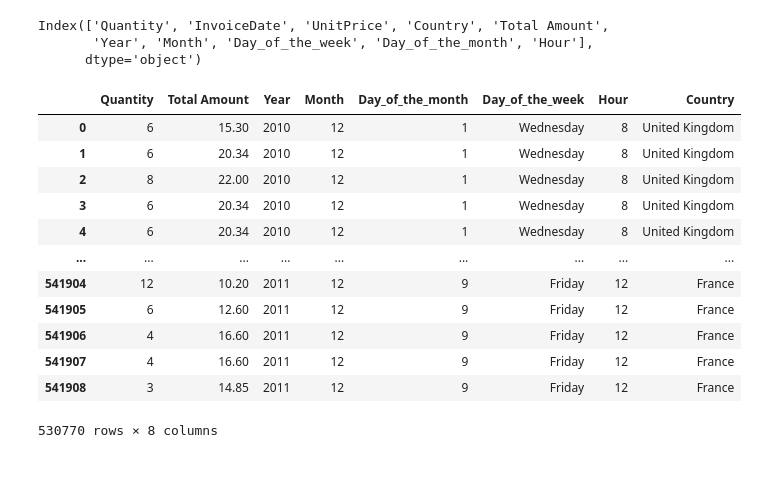
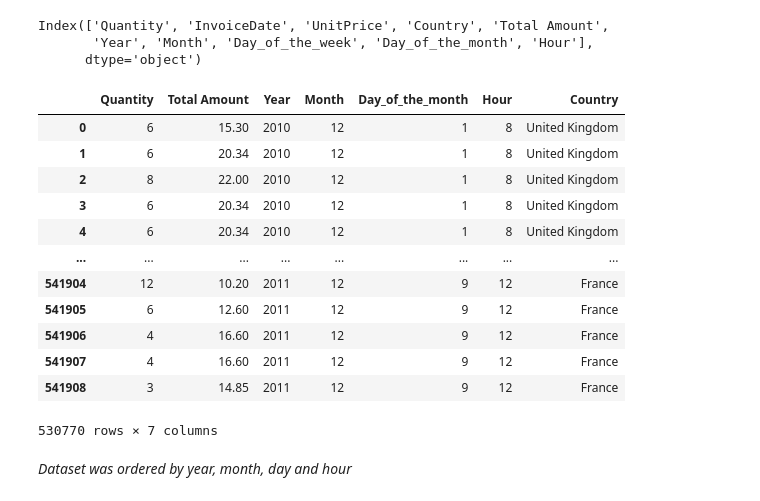
Before and after one commit to danielcamacho9712/E-commerce_Data_cleaning-exploration, a Jupyter notebook: project_data_cleaning.ipynb, the cells around one changed output. Cells and saved outputs as stored; diff of their text form; code cells hidden in the pictures; blank space fills up the shorter version.

```diff
--- a/project_data_cleaning.ipynb
+++ b/project_data_cleaning.ipynb
@@ -186,7 +186,7 @@ prepared_data
 # %%
 prepared_data['Year'] = prepared_data['InvoiceDate'].dt.year
 prepared_data['Month'] = prepared_data['InvoiceDate'].dt.month
-prepared_data['Day_of_the_week'] = prepared_data['InvoiceDate'].dt.day_name()
+prepared_data['Day_of_the_week'] = prepared_data['InvoiceDate'].dt.day_of_week
 prepared_data['Day_of_the_month'] = prepared_data['InvoiceDate'].dt.day
 prepared_data['Hour'] = prepared_data['InvoiceDate'].dt.hour
 prepared_data
@@ -211,19 +211,21 @@ Index(['Quantity', 'InvoiceDate', 'UnitPrice', 'Country', 'Total Amount',
        'Year', 'Month', 'Day_of_the_week', 'Day_of_the_month', 'Hour'],
       dtype='object')
 # %%
-prepared_data = prepared_data[['Quantity', 'Total Amount', 'Year', 'Month', 'Day_of_the_month', 'Day_of_the_week','Hour', 'Country']]
+prepared_data = prepared_data[['Quantity', 'Total Amount', 'Year', 'Month', 'Day_of_the_month','Hour', 'Country']]
 prepared_data
 # %% [output]
-|  | Quantity | Total Amount | Year | Month | Day_of_the_month | Day_of_the_week | Hour | Country |
-| 0 | 6 | 15.30 | 2010 | 12 | 1 | Wednesday | 8 | United Kingdom |
-| 1 | 6 | 20.34 | 2010 | 12 | 1 | Wednesday | 8 | United Kingdom |
-| 2 | 8 | 22.00 | 2010 | 12 | 1 | Wednesday | 8 | United Kingdom |
-| 3 | 6 | 20.34 | 2010 | 12 | 1 | Wednesday | 8 | United Kingdom |
-| 4 | 6 | 20.34 | 2010 | 12 | 1 | Wednesday | 8 | United Kingdom |
-| ... | ... | ... | ... | ... | ... | ... | ... | ... |
-| 541904 | 12 | 10.20 | 2011 | 12 | 9 | Friday | 12 | France |
-| 541905 | 6 | 12.60 | 2011 | 12 | 9 | Friday | 12 | France |
-| 541906 | 4 | 16.60 | 2011 | 12 | 9 | Friday | 12 | France |
-| 541907 | 4 | 16.60 | 2011 | 12 | 9 | Friday | 12 | France |
-| 541908 | 3 | 14.85 | 2011 | 12 | 9 | Friday | 12 | France |
+|  | Quantity | Total Amount | Year | Month | Day_of_the_month | Hour | Country |
+| 0 | 6 | 15.30 | 2010 | 12 | 1 | 8 | United Kingdom |
+| 1 | 6 | 20.34 | 2010 | 12 | 1 | 8 | United Kingdom |
+| 2 | 8 | 22.00 | 2010 | 12 | 1 | 8 | United Kingdom |
+| 3 | 6 | 20.34 | 2010 | 12 | 1 | 8 | United Kingdom |
+| 4 | 6 | 20.34 | 2010 | 12 | 1 | 8 | United Kingdom |
+| ... | ... | ... | ... | ... | ... | ... | ... |
+| 541904 | 12 | 10.20 | 2011 | 12 | 9 | 12 | France |
+| 541905 | 6 | 12.60 | 2011 | 12 | 9 | 12 | France |
+| 541906 | 4 | 16.60 | 2011 | 12 | 9 | 12 | France |
+| 541907 | 4 | 16.60 | 2011 | 12 | 9 | 12 | France |
+| 541908 | 3 | 14.85 | 2011 | 12 | 9 | 12 | France |
-530770 rows × 8 columns
+530770 rows × 7 columns
+# %% [markdown]
+*Dataset was ordered by year, month, day and hour*
```
Also changed, not shown: parts of 2 cells of this notebook.
